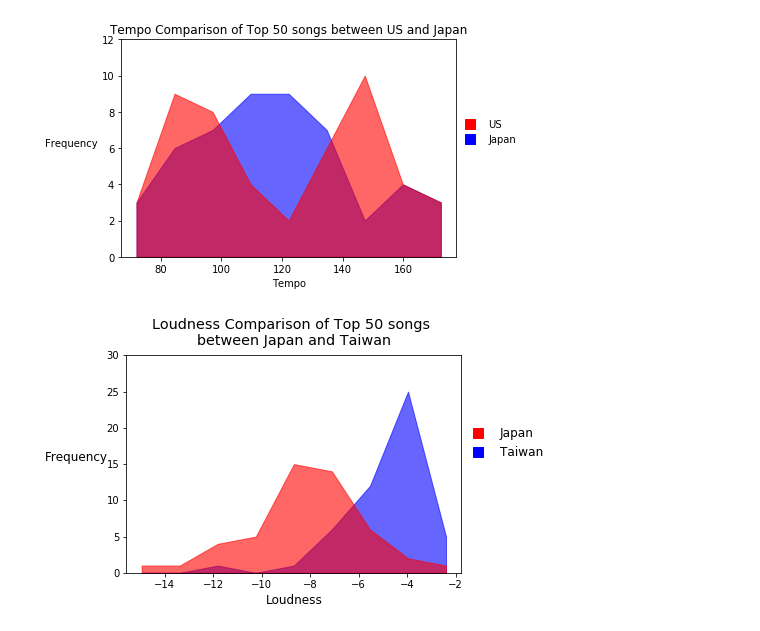
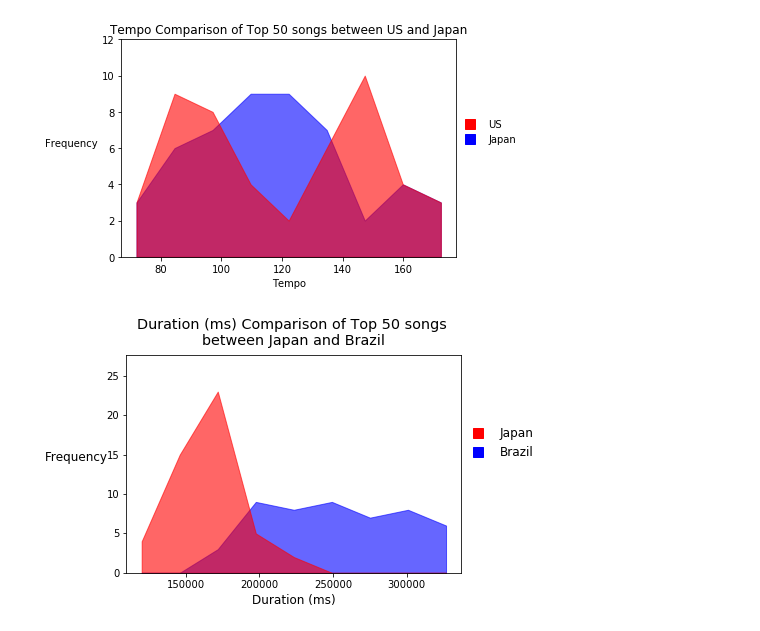
Before and after one commit to akfung/Spotify_Top_50, a Jupyter notebook: scatter_plots_akf/make_plot.ipynb, the cells around one changed output. Saved outputs shown, nothing was run; the diff lists cells and outputs as text; code cells hidden in the pictures.

Commit message:
added most recent figure generation code

```diff
--- a/scatter_plots_akf/make_plot.ipynb
+++ b/scatter_plots_akf/make_plot.ipynb
@@ -161,6 +160,6 @@ def make_scatter(feature, country_1, country_2):
 
     plt.figure(figsize=(10,10))
 # %%
-make_frequency(feature = 'Tem', country_1 = 'Japan', country_2 = 'Taiwan')
+make_frequency(feature = 'Duration (ms)', country_1 = 'Japan', country_2 = 'Brazil')
 # %% [output]
-[figure, old version]
+[figure, new version]
```
Also changed, not shown: parts of 1 cell of this notebook, 14 other files.
